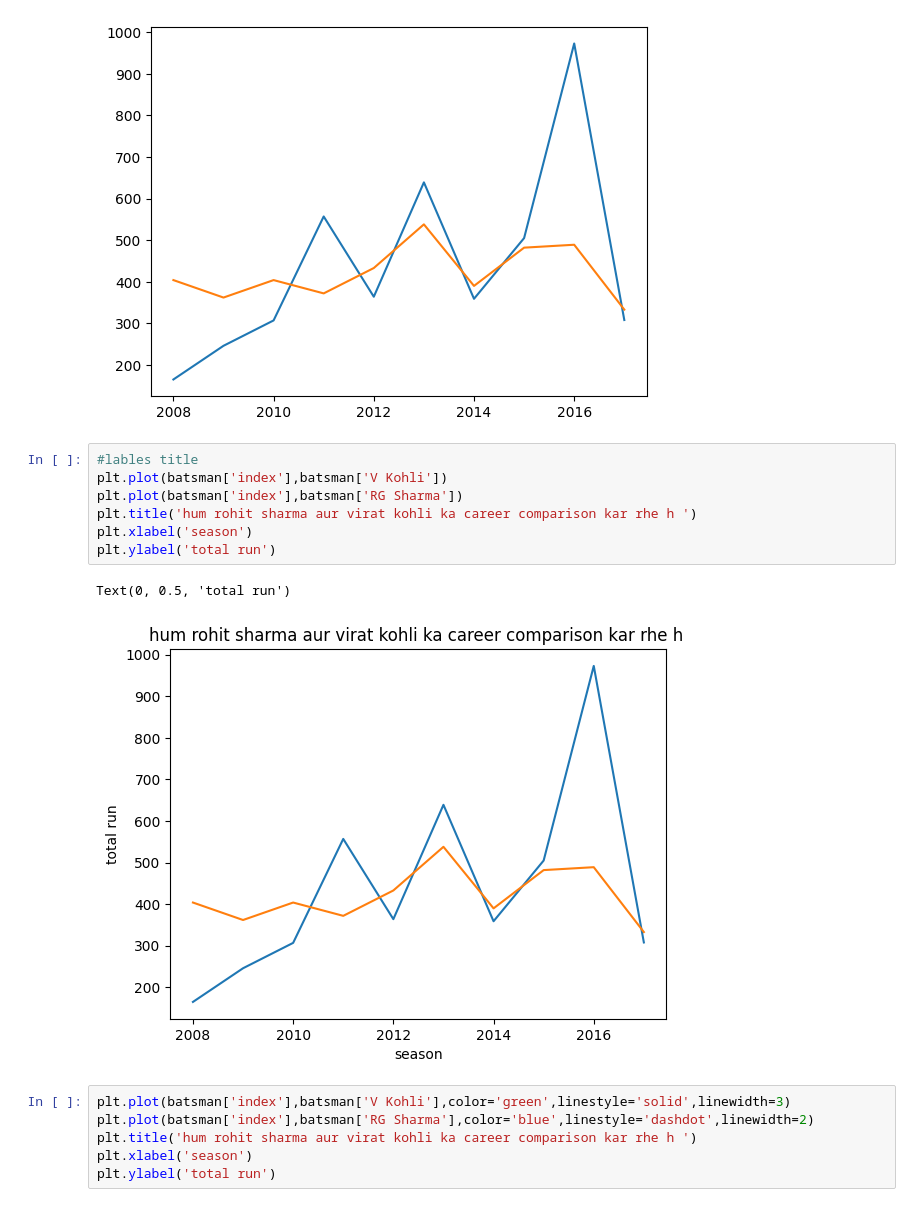
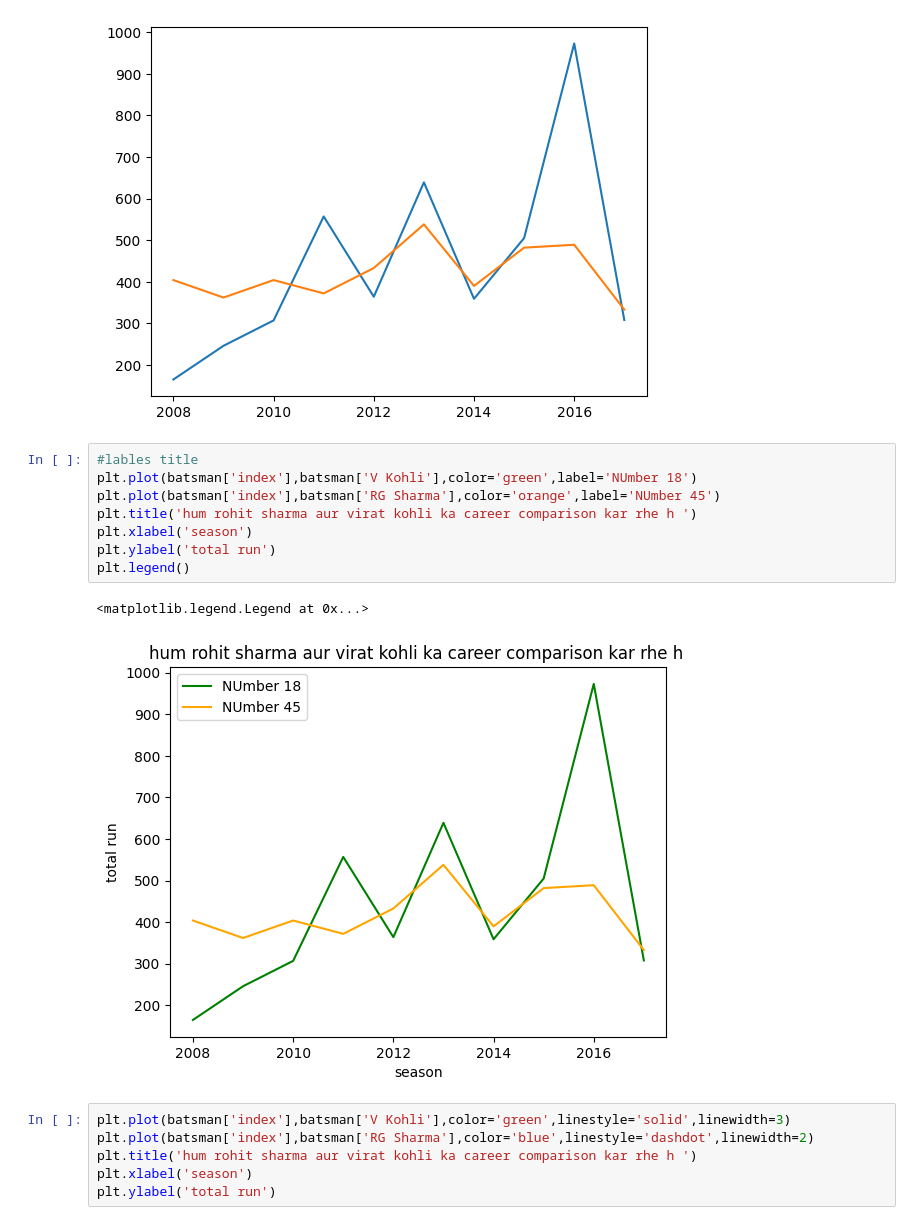
Before and after one commit to thesujalgaur/DATA-SCIENCE-Personal, a Jupyter notebook: Matplotlib/matplotlib.ipynb, the cells around one changed output. Saved outputs shown, nothing was run; the diff lists cells and outputs as text.

Commit message:
git commit -m " matplotlib"

```diff
--- a/Matplotlib/matplotlib.ipynb
+++ b/Matplotlib/matplotlib.ipynb
@@ -40,14 +40,15 @@ plt.plot(batsman['index'],batsman['RG Sharma'])
 [figure]
 # %%
 #lables title
-plt.plot(batsman['index'],batsman['V Kohli'])
-plt.plot(batsman['index'],batsman['RG Sharma'])
+plt.plot(batsman['index'],batsman['V Kohli'],color='green',label='NUmber 18')
+plt.plot(batsman['index'],batsman['RG Sharma'],color='orange',label='NUmber 45')
 plt.title('hum rohit sharma aur virat kohli ka career comparison kar rhe h ')
 plt.xlabel('season')
 plt.ylabel('total run')
+plt.legend()
 # %% [output]
-Text(0, 0.5, 'total run')
+<matplotlib.legend.Legend at 0x...>
-[figure, old version]
+[figure, new version]
 # %%
 plt.plot(batsman['index'],batsman['V Kohli'],color='green',linestyle='solid',linewidth=3)
 plt.plot(batsman['index'],batsman['RG Sharma'],color='blue',linestyle='dashdot',linewidth=2)
```
Also changed, not shown: parts of 11 cells of this notebook, 27 other files.
